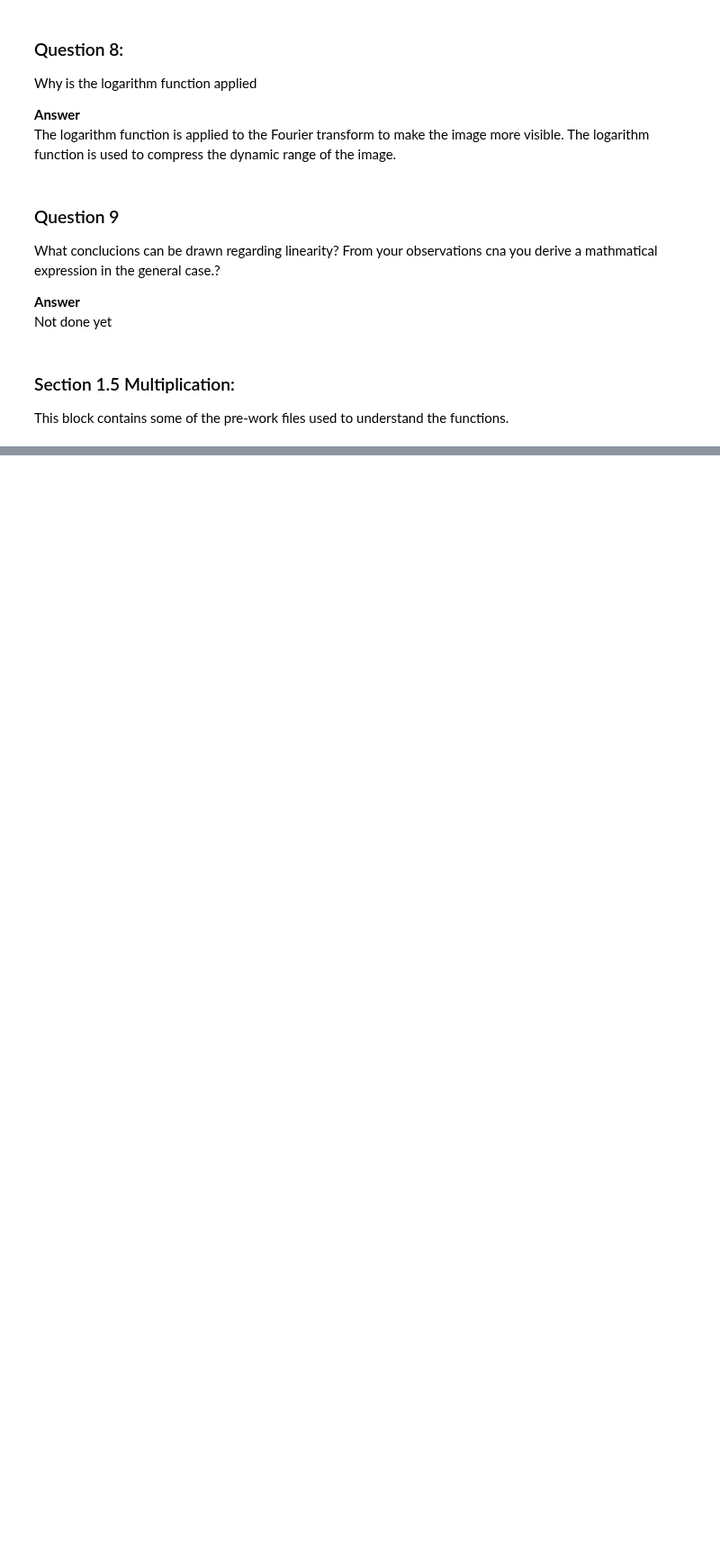
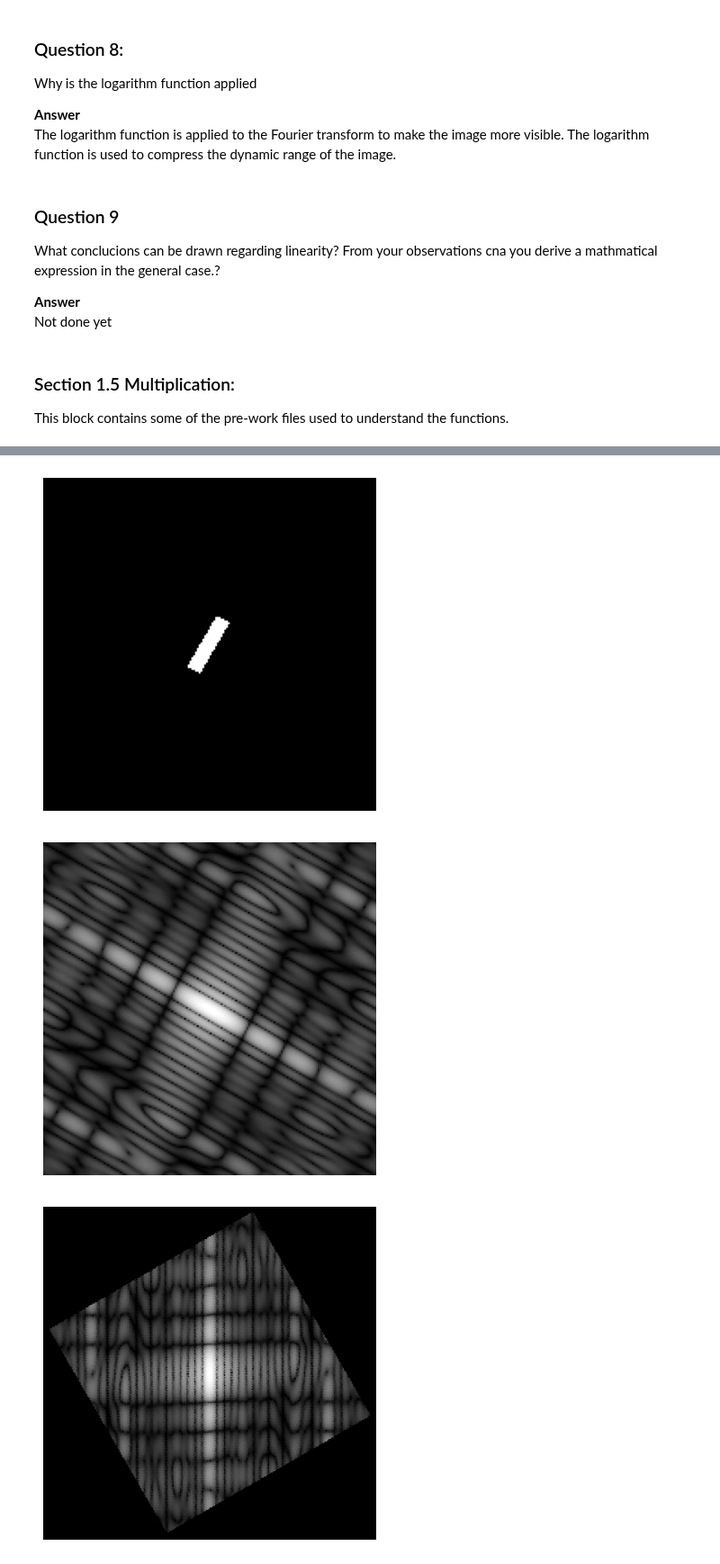
Before and after one commit to RakinAli/Computer-Vision-course, a Jupyter notebook: Labs/Lab 1/Rakin/Rakin.ipynb, the cells around one changed output, grey strips where cells are left out. Shown at 90% size. Saved outputs shown, nothing was run; the diff lists cells and outputs as text; code cells hidden in the pictures; blank space fills up the shorter version.

```diff
--- a/Labs/Lab 1/Rakin/Rakin.ipynb
+++ b/Labs/Lab 1/Rakin/Rakin.ipynb
@@ -224,0 +264,13 @@ G = F.T
+# %%
+alpha = 60
+G = rot(F, alpha)
+showgrey(G)
+Ghat = fft2(G)
+showfs(Ghat)
+
+Hhat = rot(fftshift(Ghat), -alpha)
+showgrey(np.log(1 + abs(Hhat)))
+# %% [output]
+[figure, added]
+[figure, added]
+[figure, added]
```
Also changed, not shown: parts of 5 cells of this notebook.
